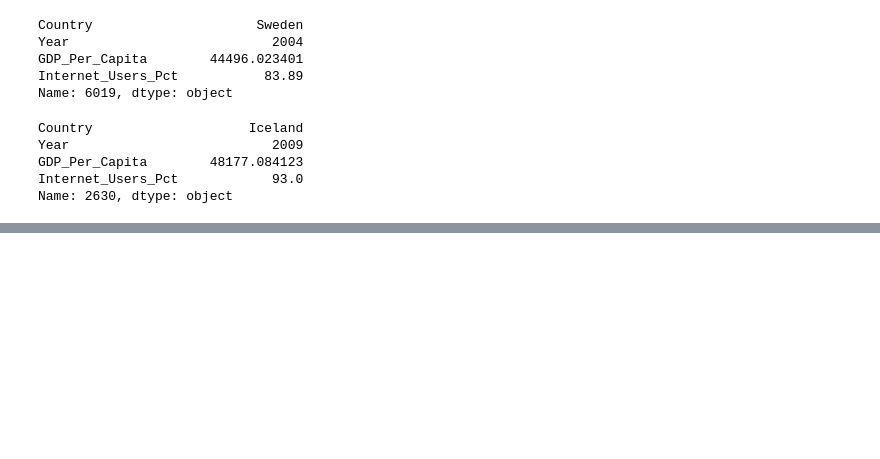
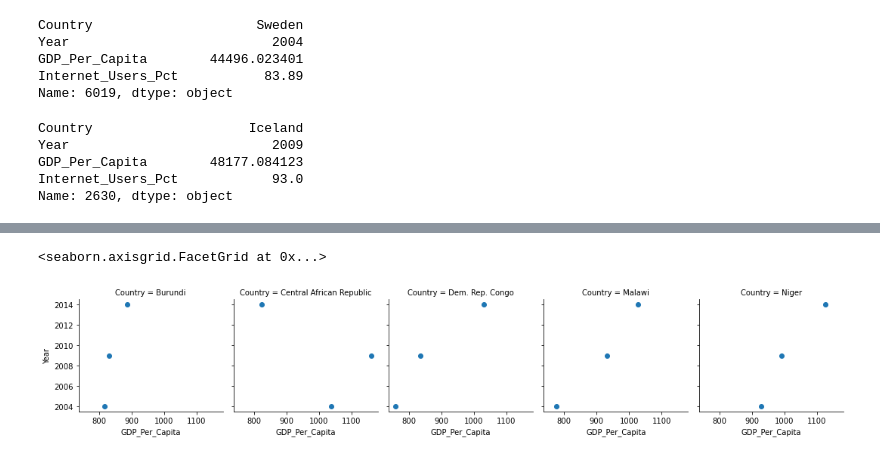
Before and after one commit to NSS-Data-Analytics-Cohort-7/gdp-and-internet-usage-matt-botschner, a Jupyter notebook: Notebook/Gross_Domestic_Product_and_Internet_Usage.ipynb, the cells around one changed output, grey strips where cells are left out. Saved outputs shown, nothing was run; the diff lists cells and outputs as text; code cells hidden in the pictures; blank space fills up the shorter version.

```diff
--- a/Notebook/Gross_Domestic_Product_and_Internet_Usage.ipynb
+++ b/Notebook/Gross_Domestic_Product_and_Internet_Usage.ipynb
@@ -394,0 +480,3 @@ ValueError: Could not interpret value `Year` for parameter `x`
+# %%
+bottom_5_GDP = sub_gdp_internet[sub_gdp_internet["Country"].isin(['Central African Republic', 'Burundi', 'Malawi', 'Dem. Rep. Congo', 'Niger'])]
+print(bottom_5_GDP)
@@ -394,0 +500,6 @@ ValueError: Could not interpret value `Year` for parameter `x`
+# %%
+bGDP = sns.FacetGrid(bottom_5_GDP, col = 'Country')
+bGDP.map(plt.scatter, "GDP_Per_Capita", "Year")
+# %% [output]
+<seaborn.axisgrid.FacetGrid at 0x...>
+[figure, added]
```
Also changed, not shown: parts of 61 cells of this notebook.
